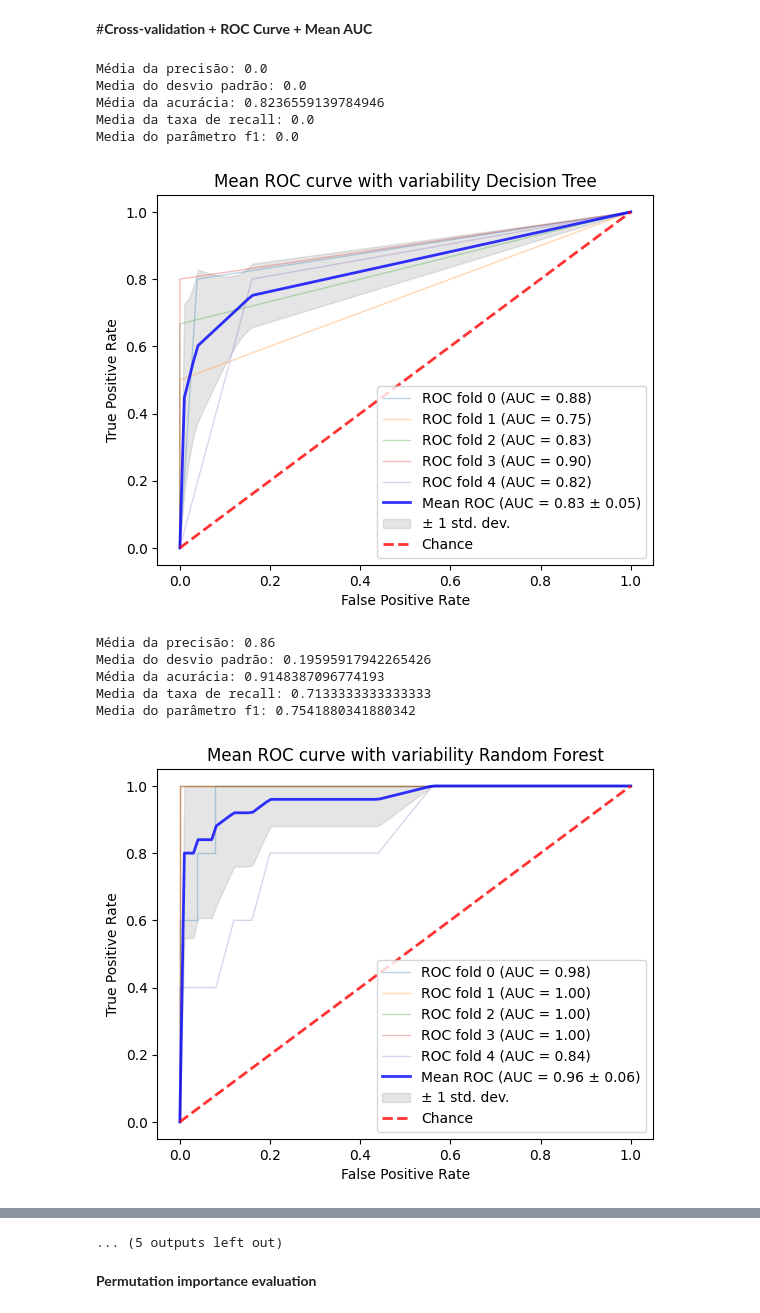
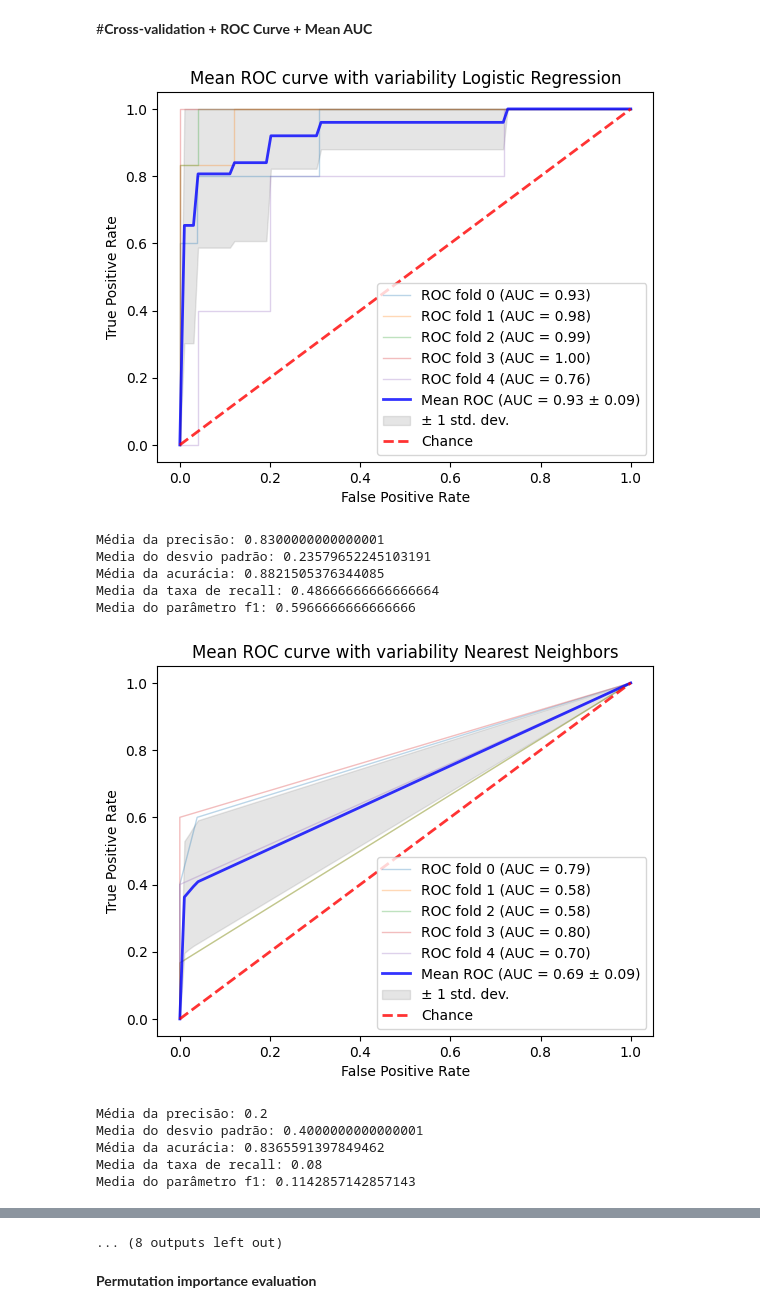
Before and after one commit to MatheusABomfim/ML_HTLV_HAM-TSP, a Jupyter notebook: ML_MEST_HTLV+MBL2+CLINICAL.ipynb, the cells around one changed output, grey strips where cells are left out. Saved outputs shown, nothing was run; the diff lists cells and outputs as text; code cells hidden in the pictures.

```diff
--- a/ML_MEST_HTLV+MBL2+CLINICAL.ipynb
+++ b/ML_MEST_HTLV+MBL2+CLINICAL.ipynb
@@ -330,7 +332,6 @@ n_splits = 5
 classifiers = [
     LogisticRegression(solver="liblinear", random_state=seed),
     KNeighborsClassifier(2),
-    SVC(probability=True, random_state=seed),
     DecisionTreeClassifier(random_state=seed),
     RandomForestClassifier(random_state=seed),
     AdaBoostClassifier(random_state=seed),
@@ -345,7 +346,6 @@ classifiers = [
 names = [
     'Logistic Regression',
     'Nearest Neighbors',
-    'Support Vectors',
     'Decision Tree',
     'Random Forest',
     'AdaBoost',
@@ -417,42 +417,42 @@ for item, nome in zip(classifiers, names):
     results_mean_accuracy = pd.DataFrame({'Accuracy Mean': [accuracy_mean_score]})
     results_mean_recall = pd.DataFrame({'Recall Mean': [recall_mean_score]})
     results_mean_f1 = pd.DataFrame({'F1 Mean': [f1_mean_score]})
 
 # creating the data frames (with the values of interest) that will be plotted in txt file
     f1_metrics = pd.DataFrame(
     [{
         "Nome": nome,
         "Accuracy": results_mean_accuracy.iloc[0]['Accuracy Mean'],
         "Recall": results_mean_recall.iloc[0]['Recall Mean'],
         "Precision": results_mean_precision.iloc[0]['Precision Mean'],
         "F1 Score": results_mean_f1.iloc[0]['F1 Mean'],
     }]
 )
 
     data_table = data_table.append(f1_metrics)
 data_table = np.round(data_table.reset_index(drop=True), 2)
 
 # Aesthetic transformation similar to a heatmap
 styled_table = data_table.sort_values(by='Accuracy', ascending=False)\
       .style.background_gradient(cmap='coolwarm')\
       .bar(subset=['Recall'], color='#ff355d')\
       .bar(subset=['Precision'], color='lightseagreen')\
       .bar(subset=['F1 Score'], color='gold')\
 
 #plt.savefig('/content/drive/MyDrive/Mestrado/Códigos_Bioinfo_e_docs_relacionados(menos_Python_colab)/Results_ML_MBL2_12_01_24/' + f'Mean ROC curve with variability {nome}.pdf')
 
 # Save the generated excel file
 styled_table.to_excel('/content/drive/MyDrive/Mestrado/Códigos_Bioinfo_e_docs_relacionados(menos_Python_colab)/Results_ML_MBL2_12_01_24/'+"F1_metrics.xlsx", engine='openpyxl')
 # %% [output]
+[figure, new version]
-Média da precisão: 0.0
-Media do desvio padrão: 0.0
-Média da acurácia: 0.8236559139784946
-Media da taxa de recall: 0.0
-Media do parâmetro f1: 0.0
+Média da precisão: 0.8300000000000001
+Media do desvio padrão: 0.23579652245103191
+Média da acurácia: 0.8821505376344085
+Media da taxa de recall: 0.48666666666666664
+Media do parâmetro f1: 0.5966666666666666
-[figure, old version]
+[figure, new version]
-Média da precisão: 0.86
-Media do desvio padrão: 0.19595917942265426
-Média da acurácia: 0.9148387096774193
-Media da taxa de recall: 0.7133333333333333
-Media do parâmetro f1: 0.7541880341880342
+Média da precisão: 0.2
+Media do desvio padrão: 0.4000000000000001
+Média da acurácia: 0.8365591397849462
+Media da taxa de recall: 0.08
+Media do parâmetro f1: 0.1142857142857143
-[figure, old version]
@@ -483,4 +483,4 @@ Media do parâmetro f1: 0.7195959595959596
-... (5 outputs left out)
+... (8 outputs left out)
 # %% [markdown]
 **Permutation importance evaluation**
 # %%
```
Also changed, not shown: parts of 3 cells of this notebook.
